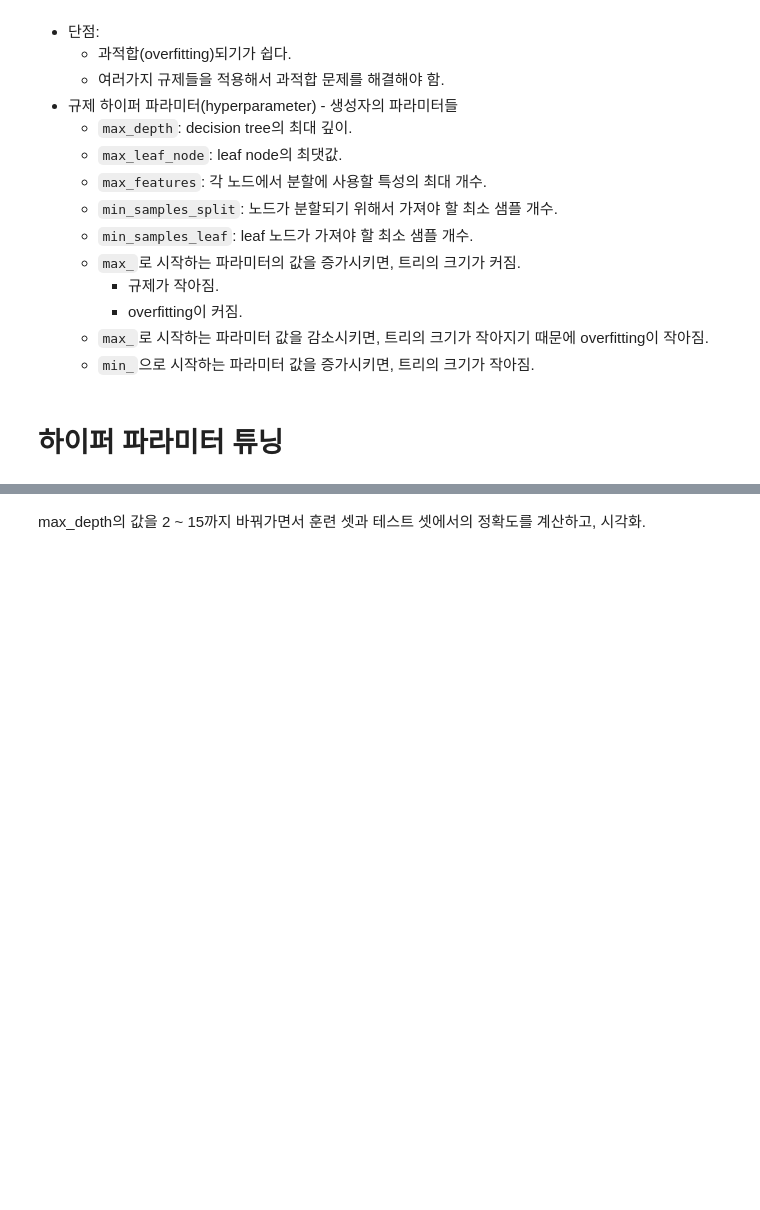
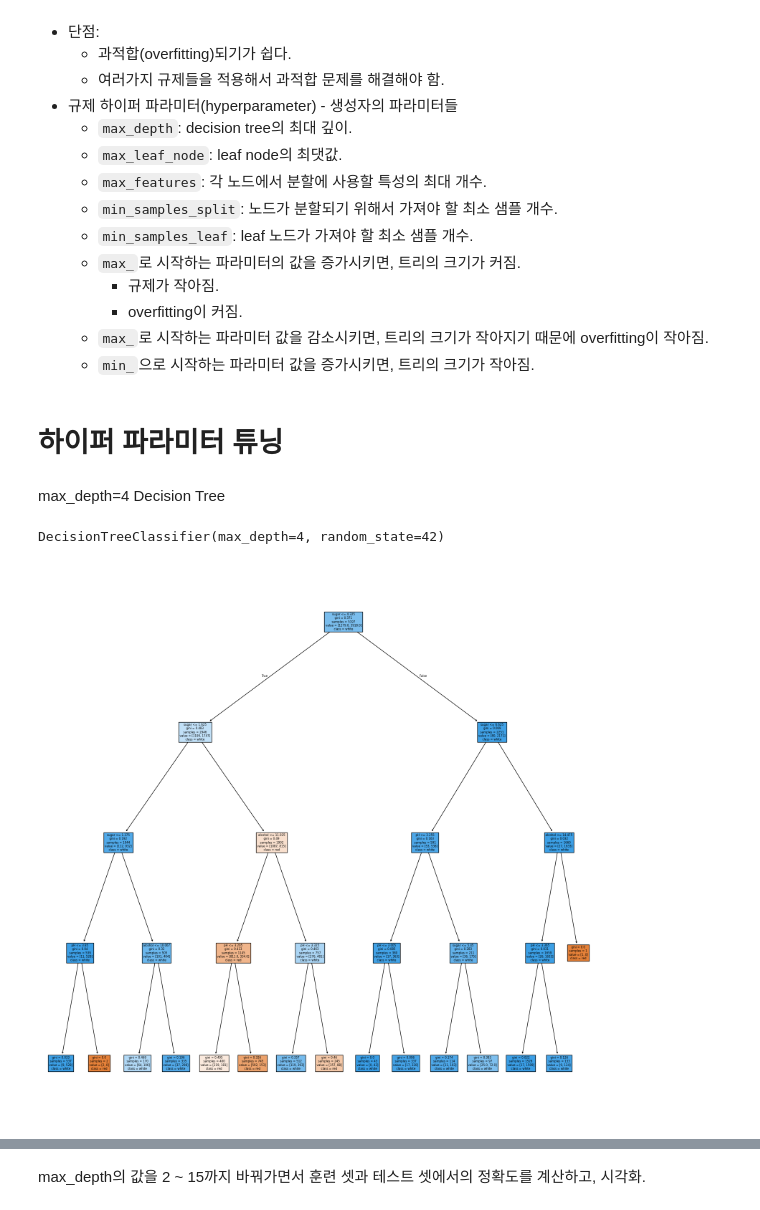
Before and after one commit to YounJJ/202511_BD53, a Jupyter notebook: lab_ml/ml10_tree.ipynb, the cells around one changed output, grey strips where cells are left out. Cells and saved outputs as stored; diff of their text form; code cells hidden in the pictures; blank space fills up the shorter version.

```diff
--- a/lab_ml/ml10_tree.ipynb
+++ b/lab_ml/ml10_tree.ipynb
@@ -278,3 +280,5 @@ $$
     *   `min_`으로 시작하는 파라미터 값을 증가시키면, 트리의 크기가 작아짐.
 # %% [markdown]
 # 하이퍼 파라미터 튜닝
+# %% [markdown]
+max_depth=4 Decision Tree
@@ -280,0 +287,10 @@ $$
+# %%
+tree_clf.fit(X=x_train, y=y_train)
+# %% [output]
+DecisionTreeClassifier(max_depth=4, random_state=42)
+# %%
+plt.figure(figsize=(20, 20))
+plot_tree(tree_clf, filled=True, feature_names=feature_names, class_names=target_names)
+plt.show()
+# %% [output]
+[figure, added]
```
Also changed, not shown: parts of 45 cells of this notebook.
